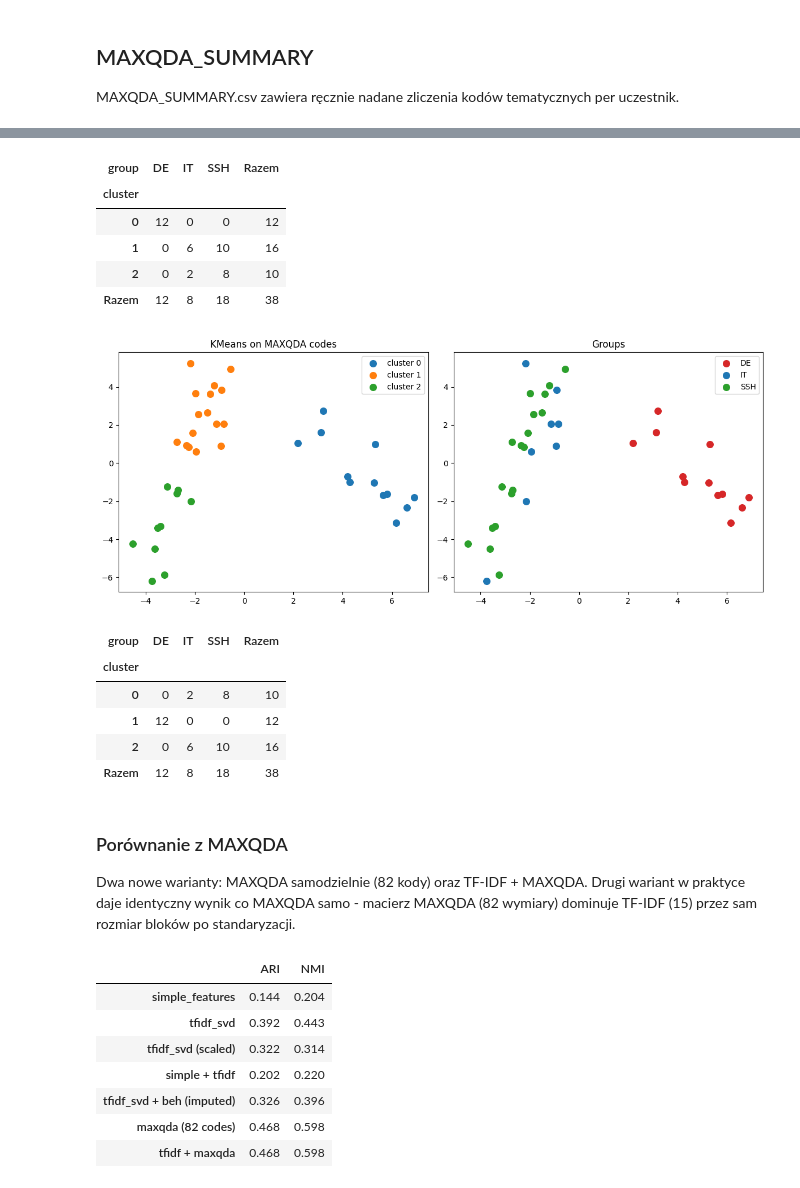
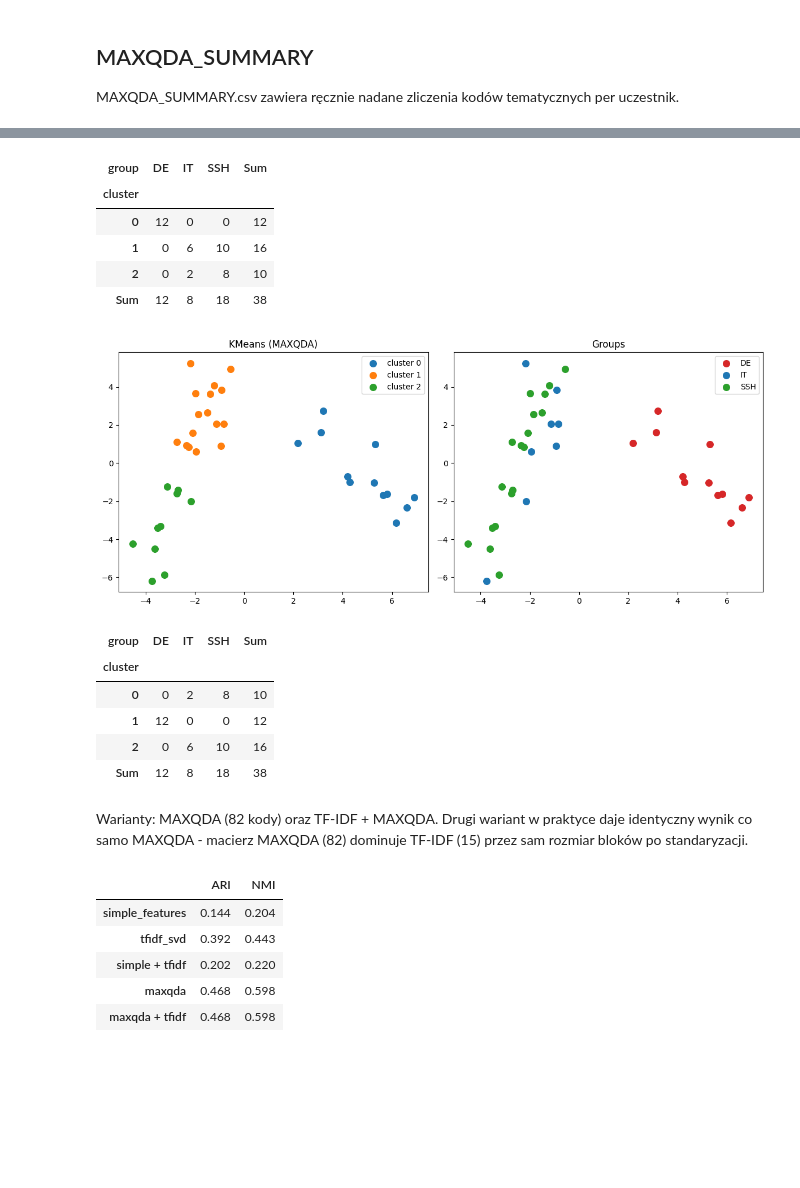
Before and after one commit to strek-o/xaifungi-analysis, a Jupyter notebook: analysis.ipynb, the cells around one changed output, grey strips where cells are left out. Drawn from its saved outputs; the diff is of its cells as text; code cells hidden in the pictures; blank space fills up the shorter version.

Commit message:
Simplify clustering pipeline and clean up modules

```diff
--- a/analysis.ipynb
+++ b/analysis.ipynb
@@ -470,23 +419,0 @@ pd.crosstab(
-# %%
-from sklearn.metrics import adjusted_rand_score, normalized_mutual_info_score
-
-ordered_ids = tfidf_feats.index
-groups_true = text_df.set_index("participant_id").loc[ordered_ids, "group"].values
-
-
-def score(predicted):
-    return {
-        "ARI": adjusted_rand_score(groups_true, predicted),
-        "NMI": normalized_mutual_info_score(groups_true, predicted),
-    }
-
-
-pd.DataFrame(
-    {
-        "simple_features": score(clusters),
-        "tfidf_svd": score(clusters_tfidf),
-        "tfidf_svd (scaled)": score(clusters_tfidf_scaled),
-        "simple + tfidf": score(clusters_combined),
-        "tfidf_svd + beh (imputed)": score(clusters_tfidf_beh),
-    }
-).T.round(3)
@@ -571,15 +489,15 @@ pd.crosstab(
     results_maxqda["cluster"],
     results_maxqda["group"],
     margins=True,
-    margins_name="Razem",
+    margins_name="Sum",
 )
 # %% [output]
-| group | DE | IT | SSH | Razem |
+| group | DE | IT | SSH | Sum |
 | cluster |  |  |  |  |
 | 0 | 12 | 0 | 0 | 12 |
 | 1 | 0 | 6 | 10 | 16 |
 | 2 | 0 | 2 | 8 | 10 |
-| Razem | 12 | 8 | 18 | 38 |
+| Sum | 12 | 8 | 18 | 38 |
 # %%
 X_maxqda_2d = PCA(n_components=2, random_state=42).fit_transform(X_maxqda)
 
@@ -601,10 +519,10 @@ axes[1].set_title("Groups")
 axes[1].legend()
 
 plt.tight_layout()
-plt.savefig("img/KMeans_maxqda.png", dpi=110, bbox_inches="tight")
+plt.savefig("img/kmeans_maxqda.png", dpi=110, bbox_inches="tight")
 plt.show()
 # %% [output]
-[figure, old version]
+[figure, new version]
 # %%
 X_tfidf_scaled_for_maxqda = StandardScaler().fit_transform(
     tfidf_feats.loc[ordered_ids].values
@@ -623,38 +541,32 @@ pd.crosstab(
     results_tfidf_maxqda["cluster"],
     results_tfidf_maxqda["group"],
     margins=True,
-    margins_name="Razem",
+    margins_name="Sum",
 )
 # %% [output]
-| group | DE | IT | SSH | Razem |
+| group | DE | IT | SSH | Sum |
 | cluster |  |  |  |  |
 | 0 | 0 | 2 | 8 | 10 |
 | 1 | 12 | 0 | 0 | 12 |
 | 2 | 0 | 6 | 10 | 16 |
-| Razem | 12 | 8 | 18 | 38 |
+| Sum | 12 | 8 | 18 | 38 |
 # %% [markdown]
-### Porównanie z MAXQDA
-
-Dwa nowe warianty: MAXQDA samodzielnie (82 kody) oraz TF-IDF + MAXQDA. Drugi wariant w praktyce daje identyczny wynik co MAXQDA samo - macierz MAXQDA (82 wymiary) dominuje TF-IDF (15) przez sam rozmiar bloków po standaryzacji.
+Warianty: MAXQDA (82 kody) oraz TF-IDF + MAXQDA. Drugi wariant w praktyce daje identyczny wynik co samo MAXQDA - macierz MAXQDA (82) dominuje TF-IDF (15) przez sam rozmiar bloków po standaryzacji.
 # %%
 pd.DataFrame(
     {
         "simple_features": score(clusters),
         "tfidf_svd": score(clusters_tfidf),
-        "tfidf_svd (scaled)": score(clusters_tfidf_scaled),
         "simple + tfidf": score(clusters_combined),
-        "tfidf_svd + beh (imputed)": score(clusters_tfidf_beh),
-        "maxqda (82 codes)": score(clusters_maxqda),
-        "tfidf + maxqda": score(clusters_tfidf_maxqda),
+        "maxqda": score(clusters_maxqda),
+        "maxqda + tfidf": score(clusters_tfidf_maxqda),
     }
 ).T.round(3)
 # %% [output]
 |  | ARI | NMI |
 | simple_features | 0.144 | 0.204 |
 | tfidf_svd | 0.392 | 0.443 |
-| tfidf_svd (scaled) | 0.322 | 0.314 |
 | simple + tfidf | 0.202 | 0.220 |
-| tfidf_svd + beh (imputed) | 0.326 | 0.396 |
-| maxqda (82 codes) | 0.468 | 0.598 |
-| tfidf + maxqda | 0.468 | 0.598 |
+| maxqda | 0.468 | 0.598 |
+| maxqda + tfidf | 0.468 | 0.598 |
 # %% [markdown]
```
Also changed, not shown: parts of 20 cells of this notebook, 3 other files.
